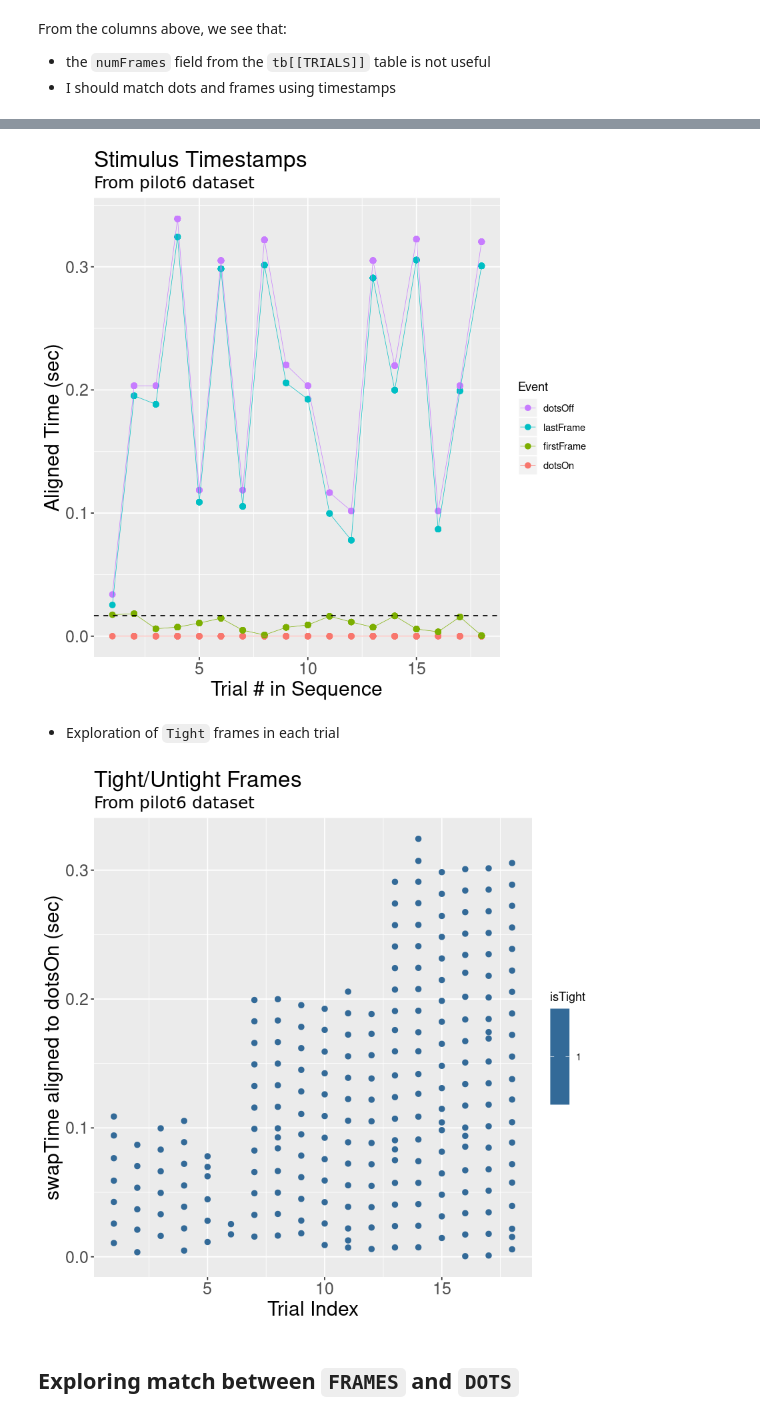
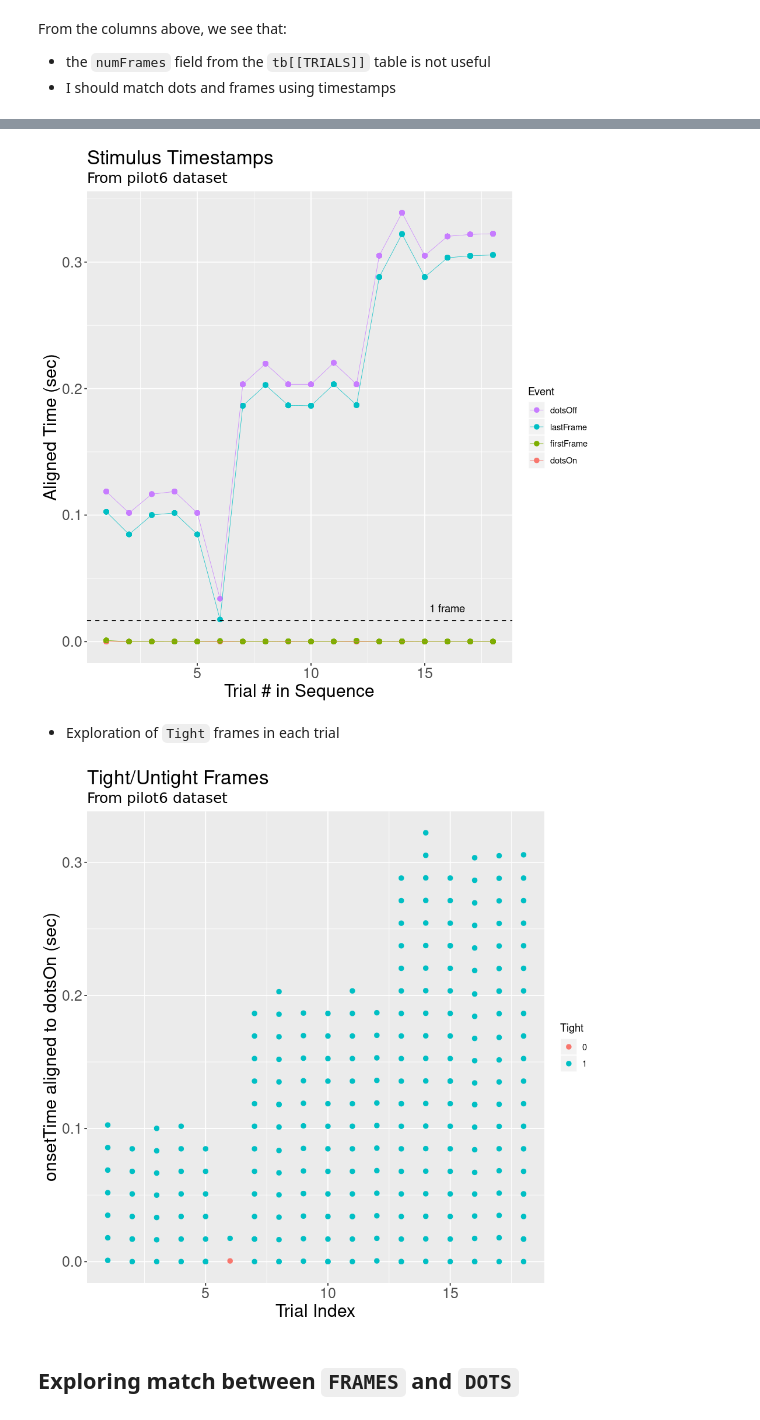
Before and after one commit to TheGoldLab/Analysis_SingleCP_DotsReversal, a Jupyter notebook: Python_scripts/pilot6.ipynb, the cells around one changed output, grey strips where cells are left out. Saved outputs shown, nothing was run; the diff lists cells and outputs as text; code cells hidden in the pictures.

Commit message:
replace swapTime by onsetTime in analysis

```diff
--- a/Python_scripts/pilot6.ipynb
+++ b/Python_scripts/pilot6.ipynb
@@ -216,6 +217,6 @@ frameTimes <- tb[[FRAMES]][tb[[TRIALS]][,.(trialStart,
                                            trialIndex)], on="trialIndex"]
 
 # only consider frames with swapTime in-between dotsOn and dotsOff
-frameTimes <- frameTimes[swapTime>=dotsOn & swapTime <= dotsOff]
+frameTimes <- frameTimes[onsetTime>=dotsOn & onsetTime <= dotsOff]
 str(frameTimes)
 # %% [output]
@@ -301,7 +303,7 @@ Classes ‘data.table’ and 'data.frame':  227 obs. of  7 variables:
 # %%
 # transform to long format for ggplot
 longTimeData <- melt(extremeFrameTimes,
-                    id.vars=c("trialCount"),
+                    id.vars=c("trialIndex"),
                     measure.vars=c("dotsOn","firstFrame","lastFrame","dotsOff"),
                     variable.name="Event", value.name="timestamp")
 #str(longTimeData)
@@ -309,10 +311,14 @@ longTimeData <- melt(extremeFrameTimes,
 
 frameDurations <- c(6*FRAME_DURATION, 140*FRAME_DURATION)
 
+# control output figure size
+options(repr.plot.width=8, repr.plot.height=8)
+
 # plot
-ggplot(longTimeData, aes(x=trialCount, y=timestamp)) + geom_point(aes(col=Event), size=2) +
+ggplot(longTimeData, aes(x=trialIndex, y=timestamp)) + geom_point(aes(col=Event), size=2) +
    geom_line(aes(col=Event),size=.2) +
    geom_hline(yintercept = FRAME_DURATION, linetype="dashed") +
+   annotate("text", x=16, y=FRAME_DURATION, vjust = -1, label = c("1 frame")) +
    guides(colour = guide_legend(reverse=T)) +
    labs(title="Stimulus Timestamps",
          subtitle=paste("From pilot",PILOT_NUMBER," dataset",sep=""),
@@ -327,29 +333,29 @@ ggplot(longTimeData, aes(x=trialCount, y=timestamp)) + geom_point(aes(col=Event)
             axis.text.x=element_text(size=AXES_FONT),  # X axis text
             axis.text.y=element_text(size=AXES_FONT))  # Y axis text
 # %% [output]
-[figure, old version]
+[figure, new version]
 # %% [markdown]
 - Exploration of `Tight` frames in each trial
 # %%
 # plot
-ggplot(frameTimes, aes(x=trialIndex, y=swapTime-dotsOn)) + geom_point(aes(col=isTight), size=2) +
+ggplot(frameTimes, aes(x=trialIndex, y=onsetTime-dotsOn)) + geom_point(aes(col=factor(isTight)), size=2) +
 #    geom_line(aes(col=Event),size=.2) +
 #    geom_hline(yintercept = frameDurations, linetype="dashed") +
 #    guides(colour = guide_legend(reverse=T)) +
    labs(title="Tight/Untight Frames",
          subtitle=paste("From pilot",PILOT_NUMBER," dataset",sep=""),
-         y="swapTime aligned to dotsOn (sec)",
-         x="Trial Index") + theme(plot.title=element_text(size=20,
-                                    lineheight=1.2),  # title
-            plot.subtitle=element_text(size=15,
-                                       family="American Typewriter"),  # subtitle
+         y="onsetTime aligned to dotsOn (sec)",
+         x="Trial Index",
+        color="Tight") +
+   theme(plot.title=element_text(size=20, lineheight=1.2),  # title
+            plot.subtitle=element_text(size=15, family="American Typewriter"),  # subtitle
             plot.caption=element_text(size=15),  # caption
             axis.title.x=element_text(size=AXES_LABEL_FONT),  # X axis title
             axis.title.y=element_text(size=AXES_LABEL_FONT),  # Y axis title
             axis.text.x=element_text(size=AXES_FONT),  # X axis text
             axis.text.y=element_text(size=AXES_FONT))  # Y axis text
 # %% [output]
-[figure, old version]
+[figure, new version]
 # %% [markdown]
 ## Exploring match between `FRAMES` and `DOTS`
 # %%
```
Also changed, not shown: parts of 7 cells of this notebook.
